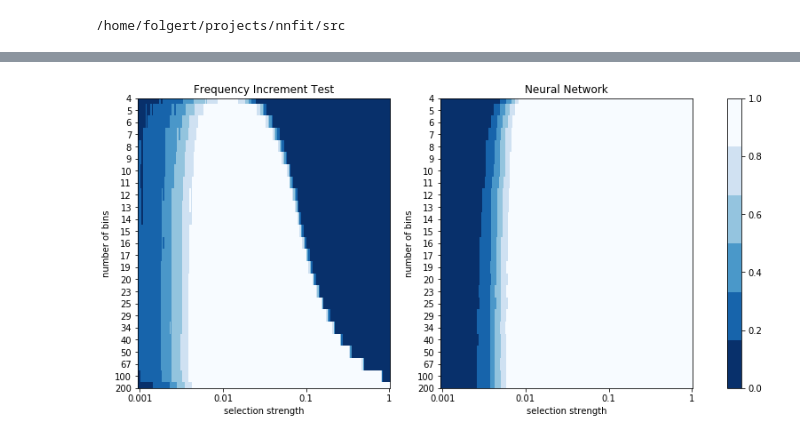
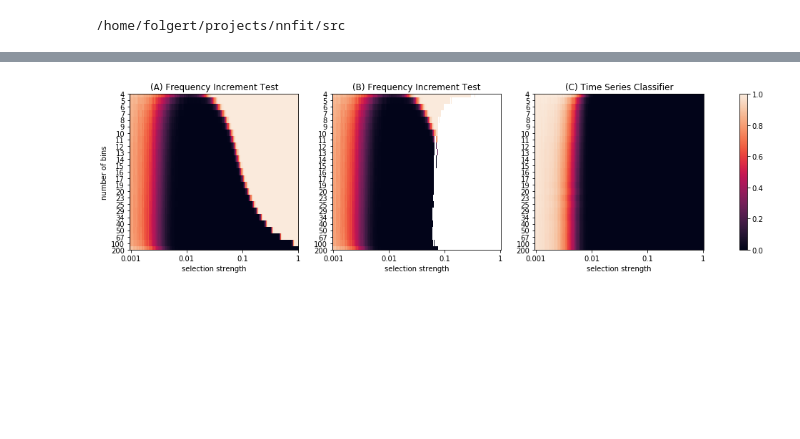
Before and after one commit to fbkarsdorp/nnfit, a Jupyter notebook: notebooks/analysis.ipynb, the cells around one changed output, grey strips where cells are left out. Cells and saved outputs as stored; diff of their text form; code cells hidden in the pictures; blank space fills up the shorter version.

```diff
--- a/notebooks/analysis.ipynb
+++ b/notebooks/analysis.ipynb
@@ -108,11 +144,16 @@ fit_df.head()
 # %%
 import matplotlib.pyplot as plt
+import seaborn.cm as cm
 
-def plot_heat(df, ax=None, title=None):
+def plot_heat(df, ax=None, ylabel=None, title=None, mask=None):
     if ax is None:
         fig, ax = plt.subplots()
+
+    if mask is not None:
+        df[mask] = np.nan
+
     img = ax.imshow(
-        df, aspect="auto", cmap=plt.cm.get_cmap('Blues_r', 6), vmin=0, vmax=1)
+        df, aspect="auto", cmap=cm.rocket, vmin=0, vmax=1)
 
     # correct x-ticks
     ticks = np.exp(np.linspace(np.log(0.001), np.log(1), 4))
@@ -125,20 +166,25 @@ def plot_heat(df, ax=None, title=None):
     ax.set_yticklabels(bins)
 
     # Set labels
-    ax.set(xlabel="selection strength", ylabel="number of bins", title=title)
+    ax.set(xlabel="selection strength", ylabel=ylabel, title=title)
     return ax, img
-
-fig, (fit_ax, nn_ax) = plt.subplots(ncols=2, figsize=(14, 6))
-
-F = fit_df.groupby(["selection", "bin"])["pred"].mean().unTstack().T
-ax, img = plot_heat(F, ax=fit_ax, title="Frequency Increment Test")
-
-F = nn_df.groupby(["selection", "bin"])["pred"].mean().unstack().T
-ax, img = plot_heat(F, ax=nn_ax, title="Neural Network")
-
-fig.colorbar(img, ax=(fit_ax, nn_ax))
-
-plt.savefig("../plots/selection_over_bin.png", transparent=True, dpi=300)
-# %% [output]
-[figure, removed]
+# %%
+fig, (fit_ax, fit_norm_ax, nn_ax) = plt.subplots(ncols=3, figsize=(18, 4))
+
+F = fit_df.groupby(["selection", "bin"])["FN"].mean().unstack().T
+ax, img = plot_heat(F, ax=fit_ax, title="(A) Frequency Increment Test", ylabel="number of bins")
+
+F = (fit_df.groupby(["selection", "bin"])["FN"].mean().unstack().T *
+     fit_df.groupby(["selection", "bin"])["normal"].mean().unstack().T)
+ax, img = plot_heat(F, ax=fit_norm_ax, title="(B) Frequency Increment Test")
+
+F = nn_df.groupby(["selection", "bin"])["FN"].mean().unstack().T
+ax, img = plot_heat(F, ax=nn_ax, title="(C) Time Series Classifier")
+
+fig.colorbar(img, ax=(fit_ax, fit_norm_ax, nn_ax))
+
+plt.savefig("../plots/selection_over_bin.png", transparent=True, dpi=300)
+plt.savefig("../plots/selection_over_bin.pdf", bbox_inches = 'tight', dpi=300)
+# %% [output]
+[figure, added]
 # %%
```
Also changed, not shown: parts of 44 cells of this notebook.
